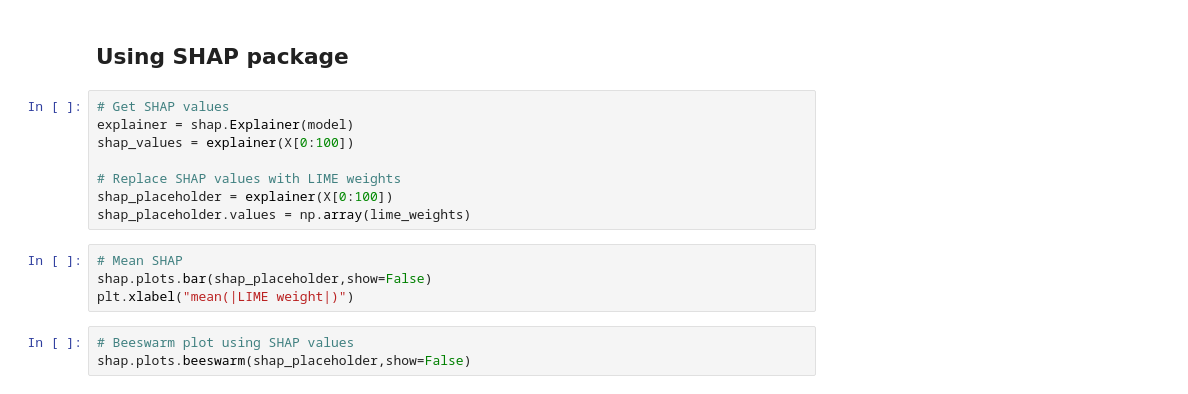
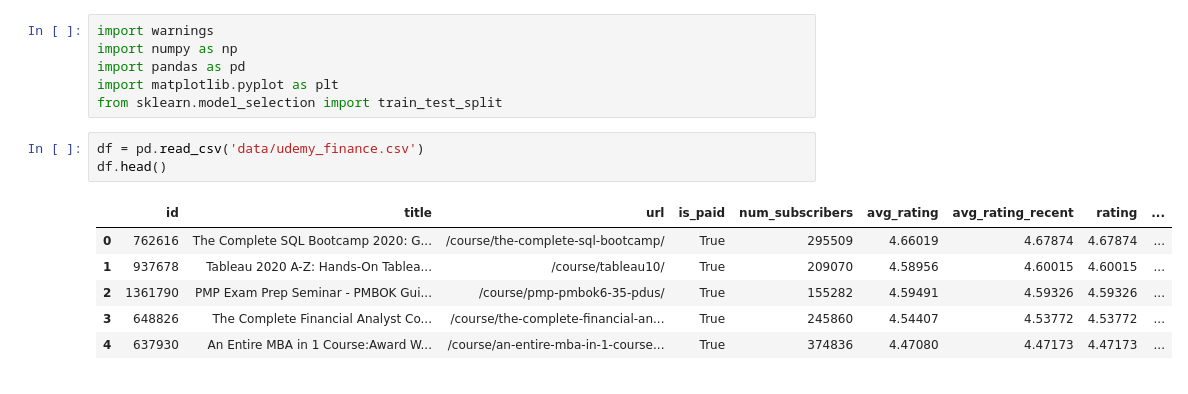
Before and after one commit to lecraizer/ml-classificacao-infnet, a Jupyter notebook: notebooks/16. LIME - Random Forest no dataset Udemy Finance.ipynb, the cells around one changed output. Drawn from its saved outputs; the diff is of its cells as text.

Commit message:
Atualizando notebooks de SHAP e LIME

```diff
--- a/notebooks/16. LIME - Tutorial completo com dataset Abalone.ipynb
+++ b/notebooks/16. LIME - Random Forest no dataset Udemy Finance.ipynb
@@ -240,17 +1,16 @@ utils.save_fig("MA4_lime_beeswarm")
-# %% [markdown]
-## Using SHAP package
-# %%
-# Get SHAP values
-explainer = shap.Explainer(model)
-shap_values = explainer(X[0:100])
-
-# Replace SHAP values with LIME weights
-shap_placeholder = explainer(X[0:100])
-shap_placeholder.values = np.array(lime_weights)
-# %%
-# Mean SHAP
-shap.plots.bar(shap_placeholder,show=False)
-plt.xlabel("mean(|LIME weight|)")
-# %%
-# Beeswarm plot using SHAP values
-shap.plots.beeswarm(shap_placeholder,show=False)
+# %%
+import warnings
+import numpy as np
+import pandas as pd
+import matplotlib.pyplot as plt
+from sklearn.model_selection import train_test_split
+# %%
+df = pd.read_csv('data/udemy_finance.csv')
+df.head()
+# %% [output]
+|  | id | title | url | is_paid | num_subscribers | avg_rating | avg_rating_recent | rating | ... |
+| 0 | 762616 | The Complete SQL Bootcamp 2020: G... | /course/the-complete-sql-bootcamp/ | True | 295509 | 4.66019 | 4.67874 | 4.67874 | ... |
+| 1 | 937678 | Tableau 2020 A-Z: Hands-On Tablea... | /course/tableau10/ | True | 209070 | 4.58956 | 4.60015 | 4.60015 | ... |
+| 2 | 1361790 | PMP Exam Prep Seminar - PMBOK Gui... | /course/pmp-pmbok6-35-pdus/ | True | 155282 | 4.59491 | 4.59326 | 4.59326 | ... |
+| 3 | 648826 | The Complete Financial Analyst Co... | /course/the-complete-financial-an... | True | 245860 | 4.54407 | 4.53772 | 4.53772 | ... |
+| 4 | 637930 | An Entire MBA in 1 Course:Award W... | /course/an-entire-mba-in-1-course... | True | 374836 | 4.47080 | 4.47173 | 4.47173 | ... |
```
Also changed, not shown: parts of 42 cells of this notebook, 3 other files.
